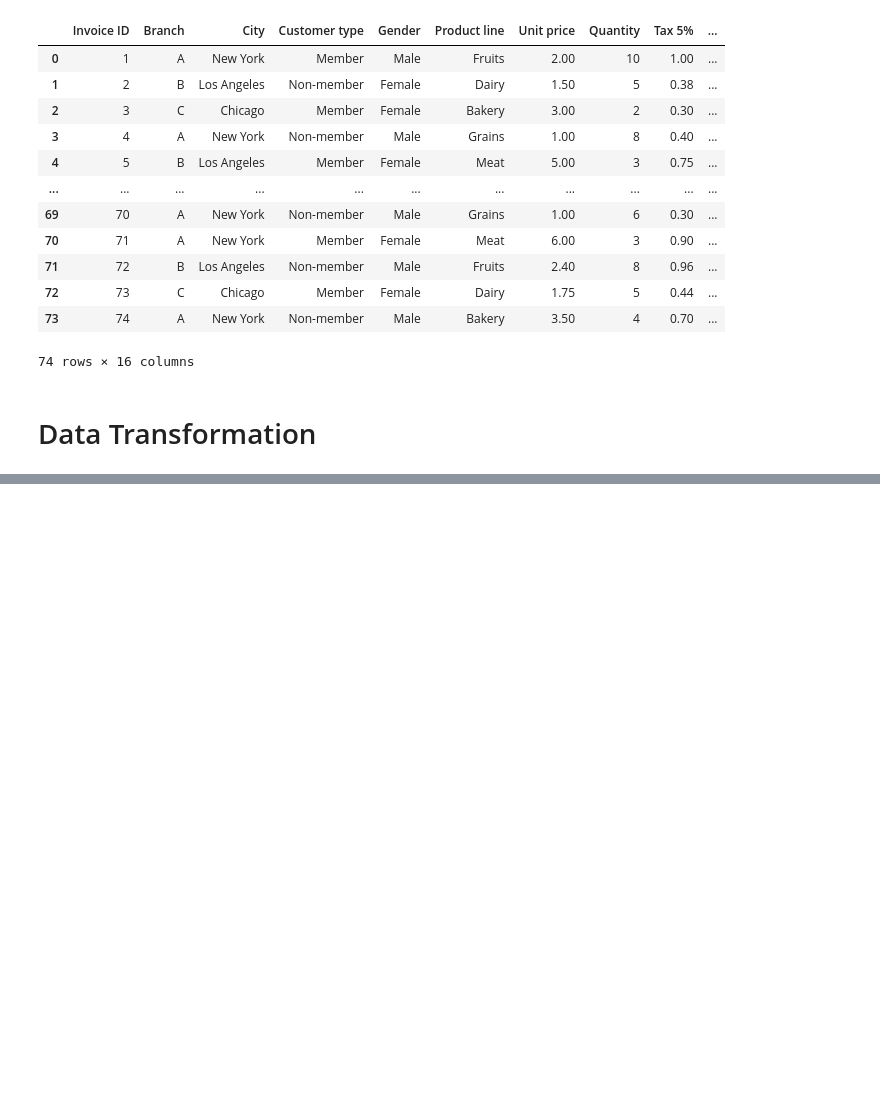
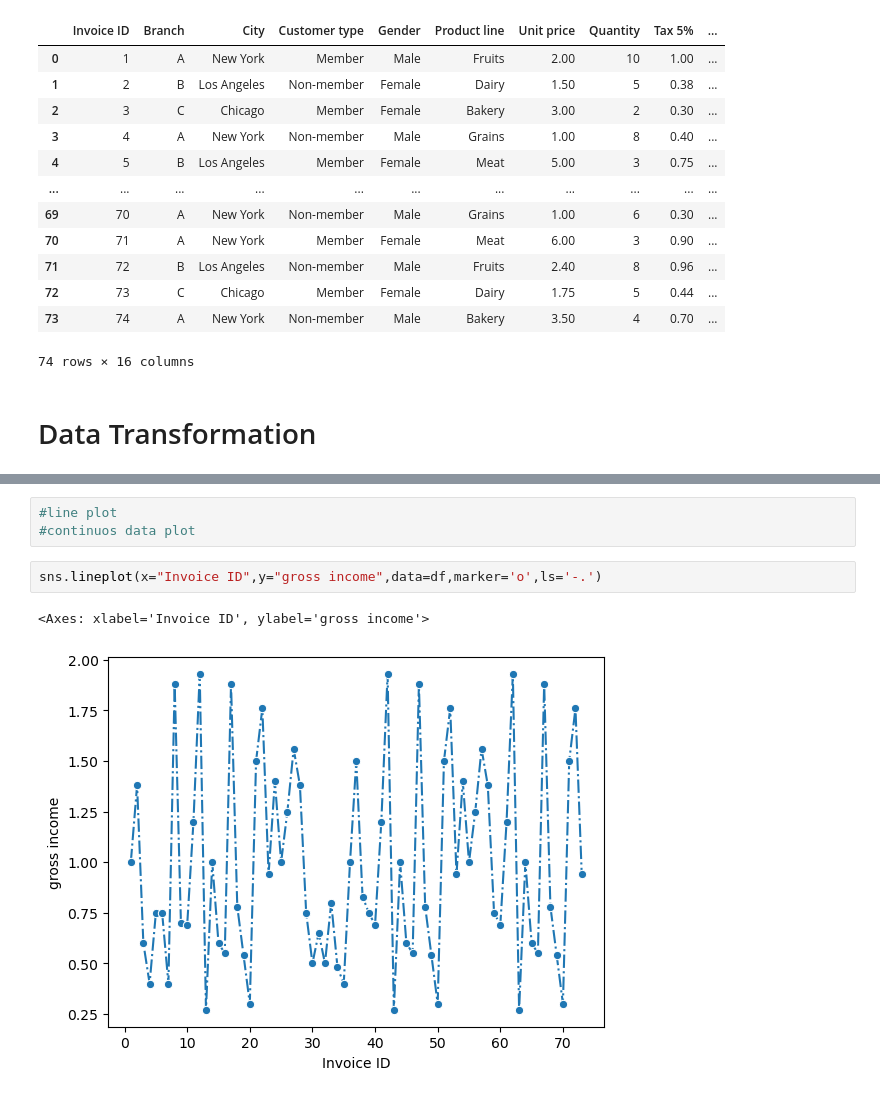
Before and after one commit to Sangeethasankar1020/datanalytics_learning, a Jupyter notebook: EDA - Exploratory Data Analysis/EDA.ipynb, the cells around one changed output, grey strips where cells are left out. Saved outputs shown, nothing was run; the diff lists cells and outputs as text; blank space fills up the shorter version.

```diff
--- a/EDA - Exploratory Data Analysis/EDA.ipynb
+++ b/EDA - Exploratory Data Analysis/EDA.ipynb
@@ -452,0 +577,8 @@ df
+# %%
+#line plot
+#continuos data plot
+# %%
+sns.lineplot(x="Invoice ID",y="gross income",data=df,marker='o',ls='-.')
+# %% [output]
+<Axes: xlabel='Invoice ID', ylabel='gross income'>
+[figure, added]
```
Also changed, not shown: parts of 23 cells of this notebook, 6 other files.
